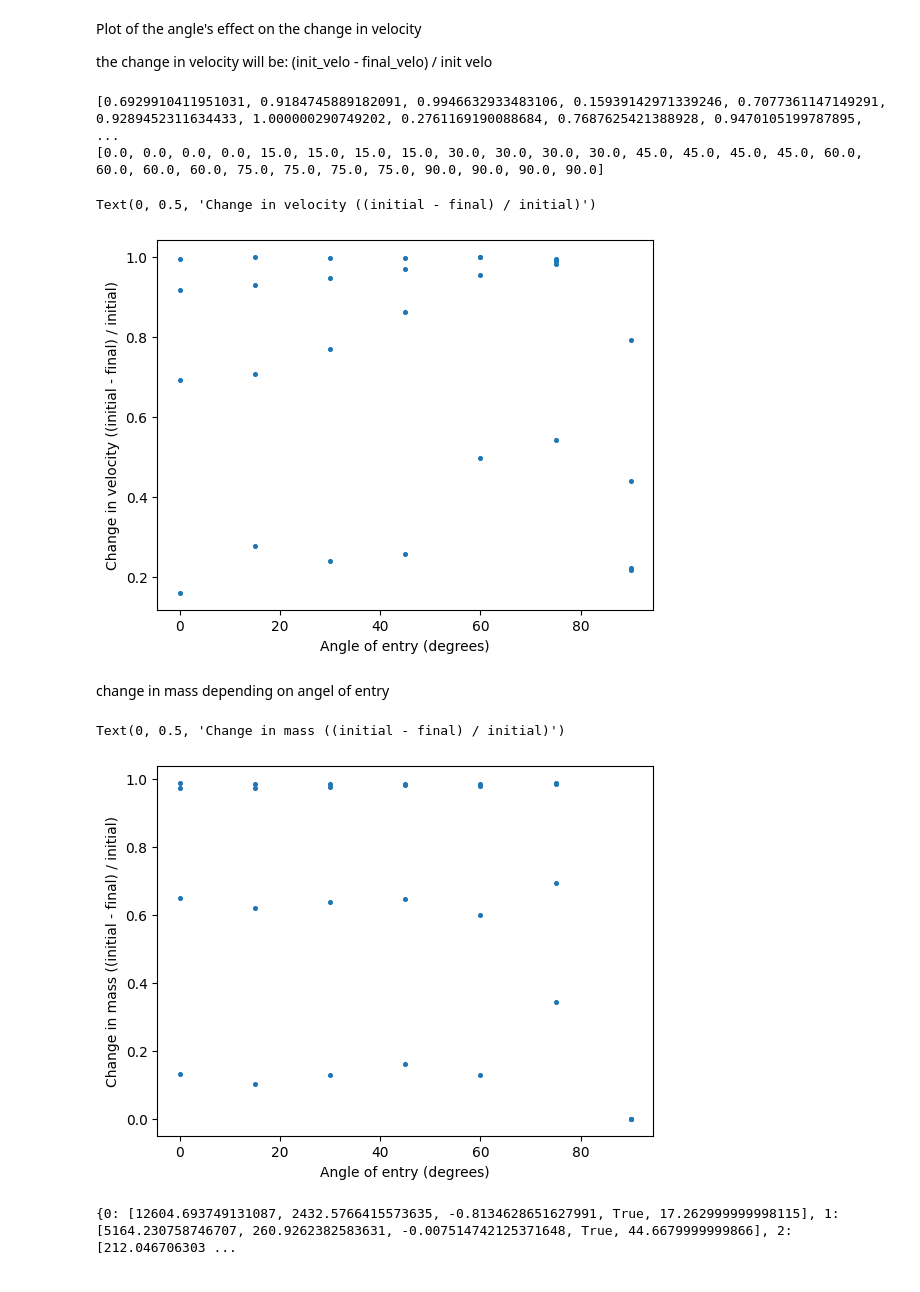
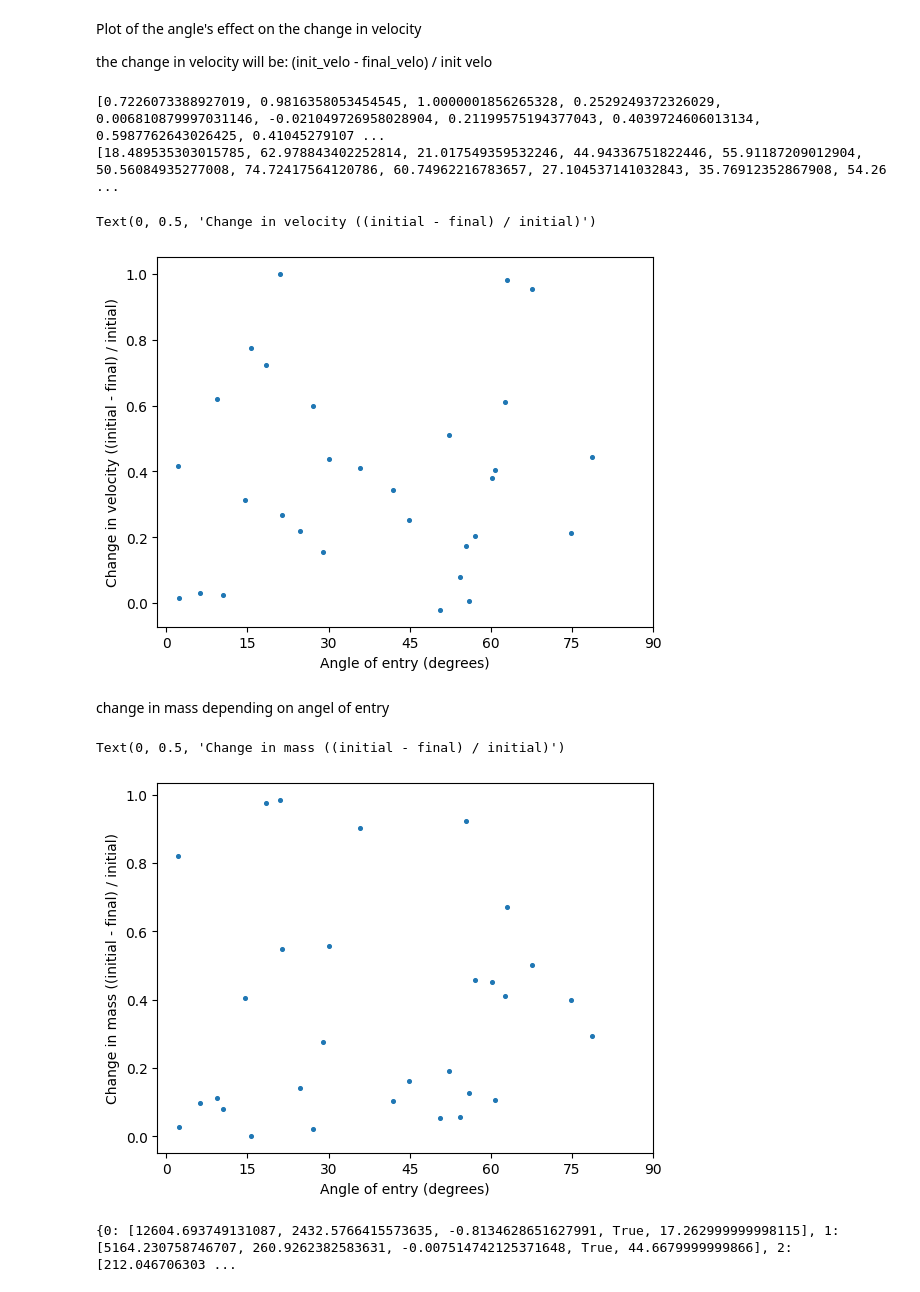
Before and after one commit to koenweverink/Roku-s-Bane, a Jupyter notebook: analysis.ipynb, the cells around one changed output. Drawn from its saved outputs; the diff is of its cells as text; code cells hidden in the pictures.

Commit message:
More code for plots

```diff
--- a/analysis.ipynb
+++ b/analysis.ipynb
@@ -104,17 +104,18 @@ results = defaultdict(dict)
 #     results[i]['hit'] = []
 #     results[i]['time elapsed'] = np.zeros(7)
 
-angles : list[float] = [0.0, 15.0, 30.0, 45.0, 60.0, 75.0, 90.0]
+# angles : list[float] = [0.0, 15.0, 30.0, 45.0, 60.0, 75.0, 90.0]
 
-for angle in angles:
-    for i in range(4):
-        masses, velocities, heights, hit, t = sim(V_inits[i], M_inits[i], angle)
-        results[i][angle] = (masses[int(t/dt)-1], velocities[int(t/dt)-1], heights[int(t/dt)-1], hit, t)
-        # results[i]['final mass'][angles.index(angle)] = masses[int(t/dt)-1]
-        # results[i]['final velo'][angles.index(angle)] = velocities[int(t/dt)-1]
-        # results[i]['final height'][angles.index(angle)] = heights[int(t/dt)-1]
-        # results[i]['hit'].append(hit)
-        # results[i]['time elapsed'][angles.index(angle)] = t
+# for i in range(6): # this can be 7 or 8
+for i in range(30):
+    angle = np.random.rand() * 80
+    masses, velocities, heights, hit, t = sim(V_inits[i], M_inits[i], angle)
+    results[i][angle] = (masses[int(t/dt)-1], velocities[int(t/dt)-1], heights[int(t/dt)-1], hit, t)
+    # results[i]['final mass'][angles.index(angle)] = masses[int(t/dt)-1]
+    # results[i]['final velo'][angles.index(angle)] = velocities[int(t/dt)-1]
+    # results[i]['final height'][angles.index(angle)] = heights[int(t/dt)-1]
+    # results[i]['hit'].append(hit)
+    # results[i]['time elapsed'][angles.index(angle)] = t
 # %%
 print(results)
 # %% [output]
@@ -132,25 +133,29 @@ the change in velocity will be:
 angles_plt : list[float] = []
 velo_change: list[float] = []
 
-for angle in angles:
-    for asteroid in results:
+for asteroid in results:
+    angles = results[asteroid].keys()
+    for angle in angles:
         start_velo = V_inits[asteroid]
         end_velo = results[asteroid][angle][1]
         velo_change.append((start_velo - end_velo) / start_velo)
-        angles_plt.append(angle)
+    angles_plt.extend(angles)
 
 print(velo_change)
 print(angles_plt)
 # %% [output]
-[0.6929910411951031, 0.9184745889182091, 0.9946632933483106, 0.15939142971339246, 0.7077361147149291, 0.9289452311634433, 1.000000290749202, 0.2761169190088684, 0.7687625421388928, 0.9470105199787895, ...
-[0.0, 0.0, 0.0, 0.0, 15.0, 15.0, 15.0, 15.0, 30.0, 30.0, 30.0, 30.0, 45.0, 45.0, 45.0, 45.0, 60.0, 60.0, 60.0, 60.0, 75.0, 75.0, 75.0, 75.0, 90.0, 90.0, 90.0, 90.0]
+[0.7226073388927019, 0.9816358053454545, 1.0000001856265328, 0.2529249372326029, 0.006810879997031146, -0.021049726958028904, 0.21199575194377043, 0.4039724606013134, 0.5987762643026425, 0.41045279107 ...
+[18.489535303015785, 62.978843402252814, 21.017549359532246, 44.94336751822446, 55.91187209012904, 50.56084935277008, 74.72417564120786, 60.74962216783657, 27.104537141032843, 35.76912352867908, 54.26 ...
 # %%
-plt.scatter(angles_plt, velo_change, s = 7, )
+plt.scatter(angles_plt, velo_change, s = 7 )
+plt.xticks([0, 15, 30, 45, 60, 75, 90])
 plt.xlabel('Angle of entry (degrees)')
 plt.ylabel('Change in velocity ((initial - final) / initial)')
+
+# toevoegen hit or miss met kleuren
 # %% [output]
 Text(0, 0.5, 'Change in velocity ((initial - final) / initial)')
-[figure, old version]
+[figure, new version]
 # %% [markdown]
 change in mass depending on angel of entry
 # %%
@@ -166,10 +172,13 @@ for angle in angles:
 # %%
-plt.scatter(angles_plt, mass_change, s = 7, )
+plt.scatter(angles_plt2, mass_change, s = 7)
+plt.xticks([0, 15, 30, 45, 60, 75, 90])
 plt.xlabel('Angle of entry (degrees)')
 plt.ylabel('Change in mass ((initial - final) / initial)')
+
+# toevoegen hit or miss met kleuren
 # %% [output]
 Text(0, 0.5, 'Change in mass ((initial - final) / initial)')
-[figure, old version]
+[figure, new version]
 # %%
 # scatterplot of change in velocity vs change in mass? for one angle
 
```
Also changed, not shown: parts of 5 cells of this notebook.
